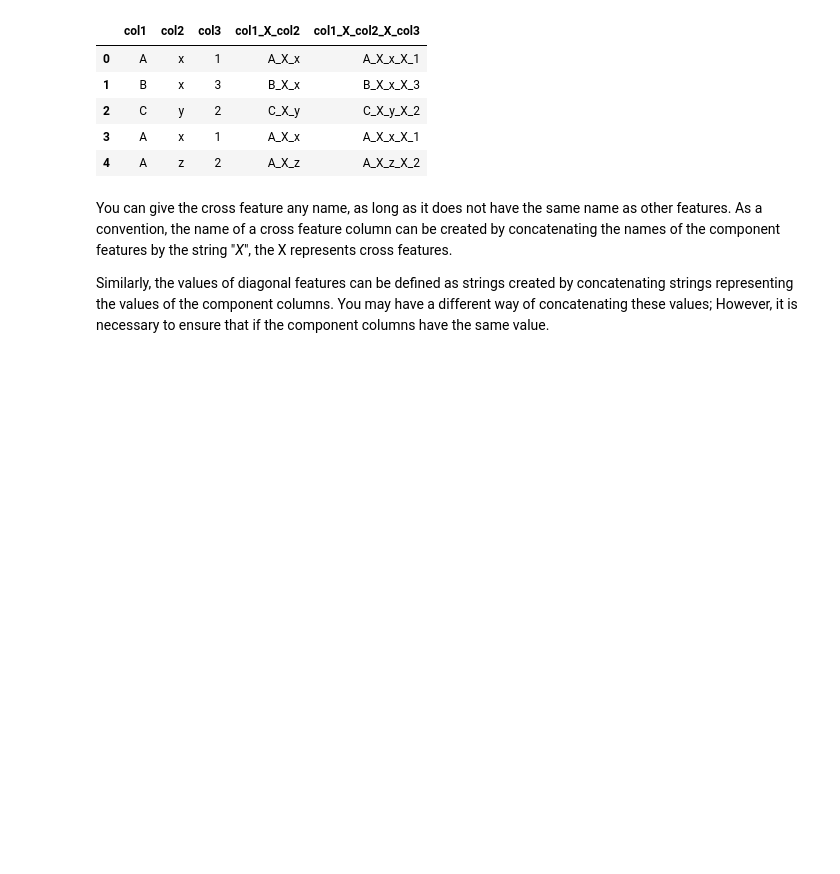
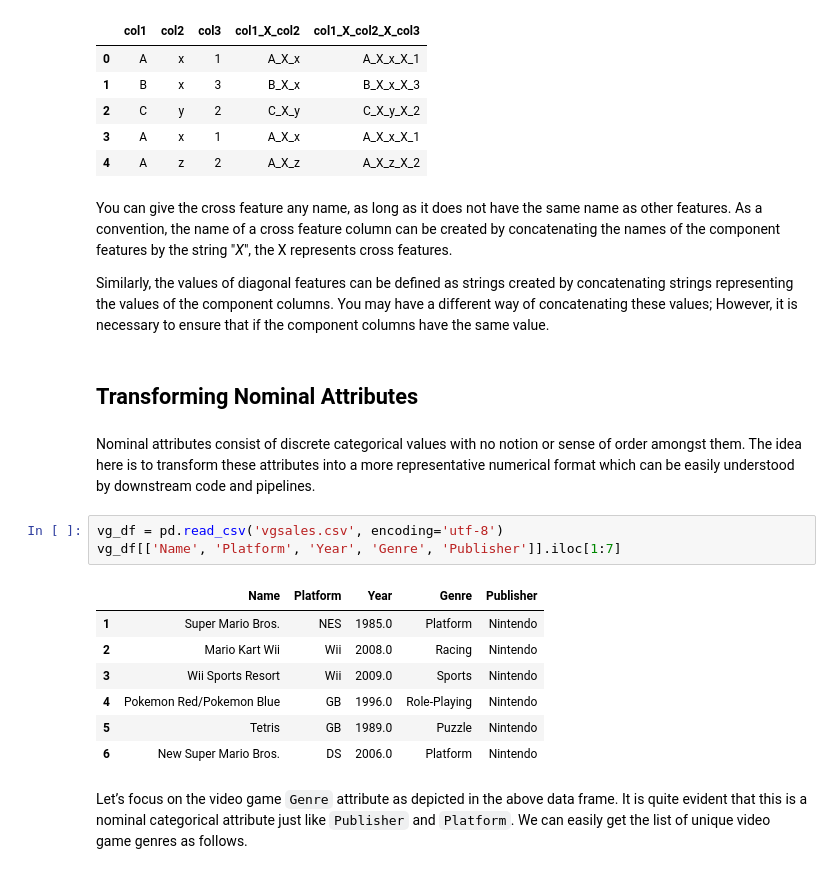
Before and after one commit to KasaiHarcore/Artificial-Intelligent-Skills, a Jupyter notebook: 6. Data Analysis/3. Categorical Feature.ipynb, the cells around one changed output. Drawn from its saved outputs; the diff is of its cells as text; blank space fills up the shorter version.

```diff
--- a/6. Data Analysis/3. Categorical Feature.ipynb
+++ b/6. Data Analysis/3. Categorical Feature.ipynb
@@ -230,0 +231,17 @@
+# %% [markdown]
+## Transforming Nominal Attributes
+# %% [markdown]
+Nominal attributes consist of discrete categorical values with no notion or sense of order amongst them. The idea here is to transform these attributes into a more representative numerical format which can be easily understood by downstream code and pipelines.
+# %%
+vg_df = pd.read_csv('vgsales.csv', encoding='utf-8')
+vg_df[['Name', 'Platform', 'Year', 'Genre', 'Publisher']].iloc[1:7]
+# %% [output]
+|  | Name | Platform | Year | Genre | Publisher |
+| 1 | Super Mario Bros. | NES | 1985.0 | Platform | Nintendo |
+| 2 | Mario Kart Wii | Wii | 2008.0 | Racing | Nintendo |
+| 3 | Wii Sports Resort | Wii | 2009.0 | Sports | Nintendo |
+| 4 | Pokemon Red/Pokemon Blue | GB | 1996.0 | Role-Playing | Nintendo |
+| 5 | Tetris | GB | 1989.0 | Puzzle | Nintendo |
+| 6 | New Super Mario Bros. | DS | 2006.0 | Platform | Nintendo |
+# %% [markdown]
+Let’s focus on the video game `Genre` attribute as depicted in the above data frame. It is quite evident that this is a nominal categorical attribute just like `Publisher` and `Platform`. We can easily get the list of unique video game genres as follows.
```
Also changed, not shown: parts of 9 cells of this notebook.
